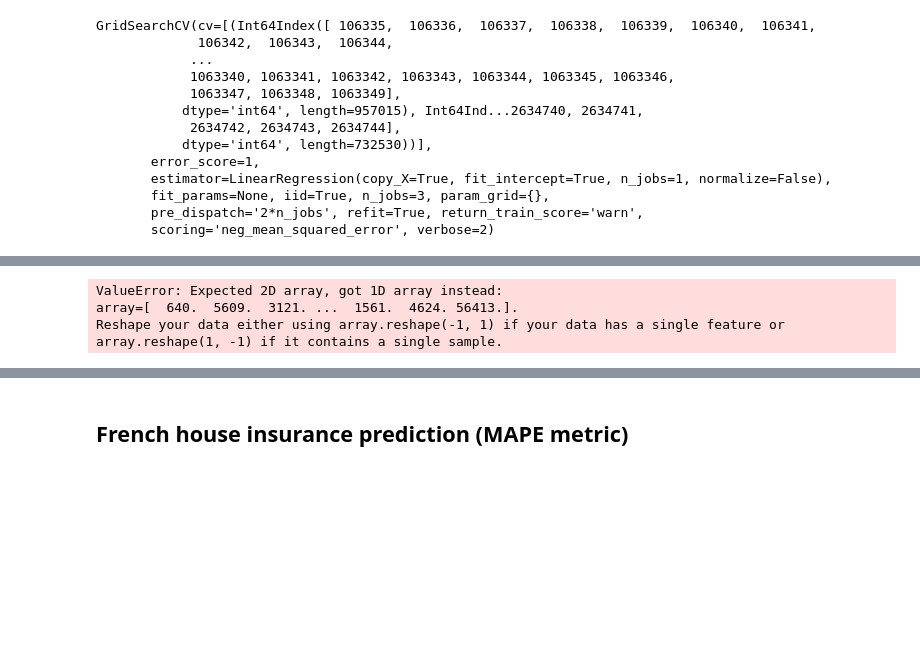
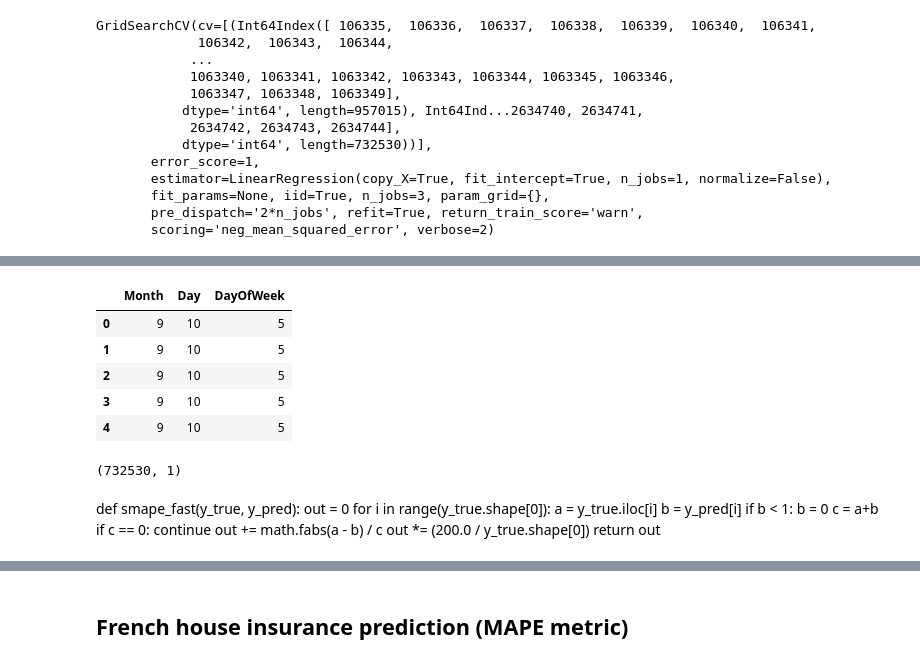
Before and after one commit to lyabakhP/ods_kpi, a Jupyter notebook: hw3_validation-Liabakh_Pavel.ipynb, the cells around one changed output, grey strips where cells are left out. Saved outputs shown, nothing was run; the diff lists cells and outputs as text; code cells hidden in the pictures; blank space fills up the shorter version.

```diff
--- a/hw3_validation-Liabakh_Pavel.ipynb
+++ b/hw3_validation-Liabakh_Pavel.ipynb
@@ -256,0 +261,4 @@ GridSearchCV(cv=[(Int64Index([ 106335,  106336,  106337,  106338,  106339,  1063
+# %%
+test['Month']     = test["date"].dt.month
+test['Day']       = test["date"].dt.day
+test['DayOfWeek'] = test["date"].dt.dayofweek
@@ -257,6 +276,13 @@ GridSearchCV(cv=[(Int64Index([ 106335,  106336,  106337,  106338,  106339,  1063
+# %%
+y_test = test.drop(['Visits','date','Page'], axis = 1)
+# %%
+y_test.head()
+# %% [output]
+|  | Month | Day | DayOfWeek |
+| 0 | 9 | 10 | 5 |
+| 1 | 9 | 10 | 5 |
+| 2 | 9 | 10 | 5 |
+| 3 | 9 | 10 | 5 |
+| 4 | 9 | 10 | 5 |
 # %%
-val_pred = gs.predict(y_test)
+val_pred = gs.predict(y_val)
-# %% [output]
-ValueError: Expected 2D array, got 1D array instead:
-array=[  640.  5609.  3121. ...  1561.  4624. 56413.].
-Reshape your data either using array.reshape(-1, 1) if your data has a single feature or array.reshape(1, -1) if it contains a single sample.
@@ -264,0 +291,4 @@ Visits.values
+# %%
+val_pred.shape
+# %% [output]
+(732530, 1)
@@ -264,0 +301,14 @@ Visits.values
+# %% [markdown]
+def smape_fast(y_true, y_pred):
+    out = 0
+    for i in range(y_true.shape[0]):
+        a = y_true.iloc[i]
+        b = y_pred[i]
+        if b < 1:
+            b = 0
+        c = a+b
+        if c == 0:
+            continue
+        out += math.fabs(a - b) / c
+    out *= (200.0 / y_true.shape[0])
+    return out
```
Also changed, not shown: parts of 40 cells of this notebook.
